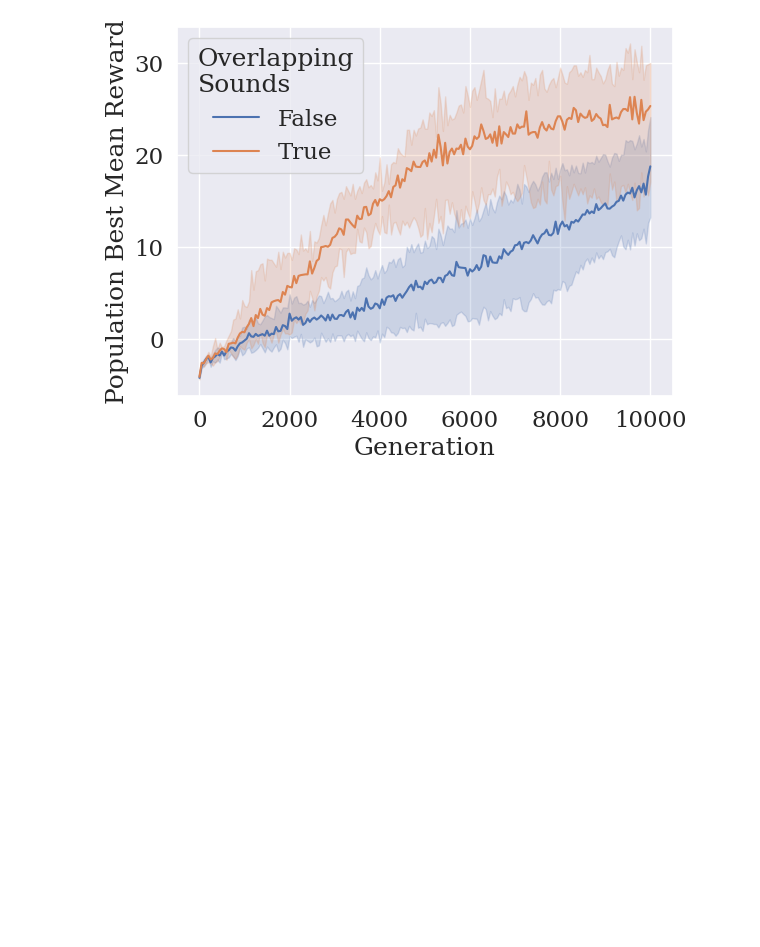
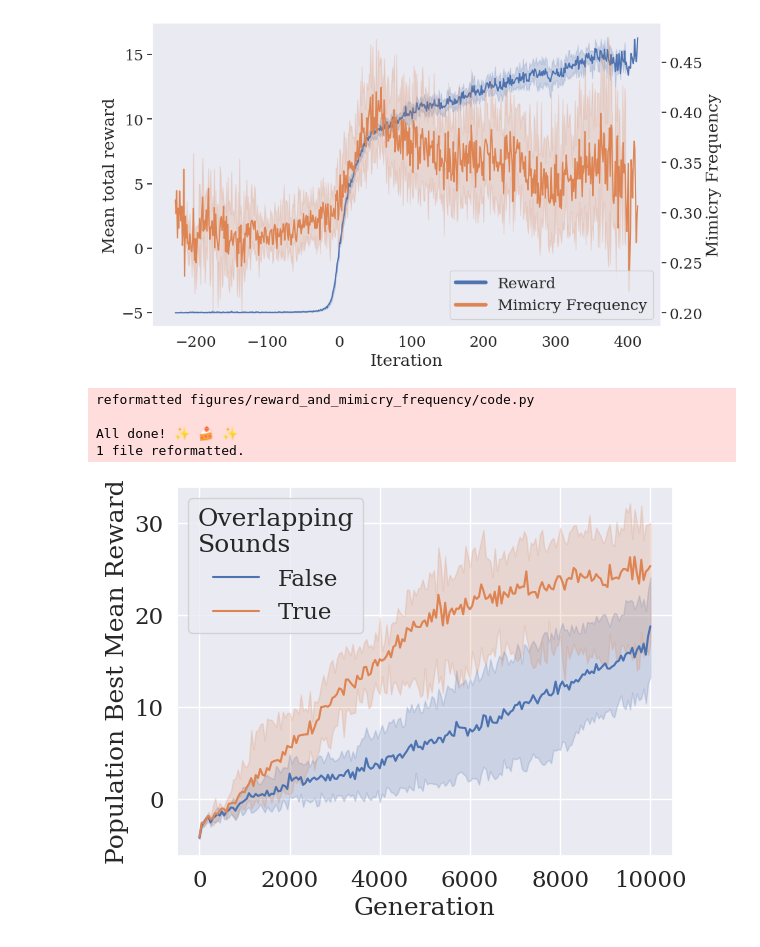
Before and after one commit to DylanCope/evo-comm, a Jupyter notebook: notebooks/Plots.ipynb, the cells around one changed output. Cells and saved outputs as stored; diff of their text form; code cells hidden in the pictures; blank space fills up the shorter version.

Commit message:
reward and mimicry curves experiment

```diff
--- a/notebooks/Plots.ipynb
+++ b/notebooks/Plots.ipynb
@@ -31,3 +57,70 @@ def load_multirun_data(multirun_dir: Path):
+# %%
+seeds_df = {
+    seed: overlap_freq_runs_data[overlap_freq_runs_data.SEED == seed]
+    for seed in overlap_freq_runs_data.SEED.unique()
+}
+
+inflection_points = {
+    seed: seed_df[seed_df['performance/mean_total_reward'] > 0].training_iteration.min()
+    for seed, seed_df in seeds_df.items()
+}
+
+for seed, inflection_point in inflection_points.items():
+    df = seeds_df[seed]
+    df['adjusted_iteration'] = df.training_iteration - inflection_point
+
+adjusted_df = pd.concat([
+    df for df in seeds_df.values()
+])
+# %%
+from matplotlib.lines import Line2D
+
+
+def plot_reward_and_mimicry_frequency(adjusted_df):
+    set_plotting_style()
+
+    _, ax = plt.subplots(figsize=(10, 6))
+    twin_ax = ax.twinx()
+
+    sns.lineplot(data=adjusted_df,
+                x='adjusted_iteration',
+                y='mce/use_overlap_freq',
+                color=sns.color_palette()[1],
+                ax=twin_ax)
+
+    sns.lineplot(data=adjusted_df,
+                x='adjusted_iteration',
+                y='performance/mean_total_reward',
+                ax=ax)
+
+
+    ax.set_xlabel('Iteration')
+    ax.set_ylabel('Mean total reward')
+    twin_ax.set_ylabel('Mimicry Frequency')
+
+    ax.grid(False)
+    twin_ax.grid(False)
+
+    custom_lines = [Line2D([0], [0], color=sns.color_palette()[0], lw=4),
+                    Line2D([0], [0], color=sns.color_palette()[1], lw=4)]
+
+    twin_ax.legend(custom_lines,
+                   ['Reward', 'Mimicry Frequency'],
+                   loc='lower right')
+
+
+save_reproducible_figure(
+    'reward_and_mimicry_frequency',
+    adjusted_df,
+    plot_reward_and_mimicry_frequency,
+    show=True
+)
+# %% [output]
+[figure, added]
+reformatted figures/reward_and_mimicry_frequency/code.py
+
+All done! ✨ 🍰 ✨
+1 file reformatted.
 # %%
 multirun_dir = Path('multirun/2024-04-03/16-21-27')
 evo_data = load_multirun_data(multirun_dir)
```
Also changed, not shown: parts of 2 cells of this notebook, 13 other files.
